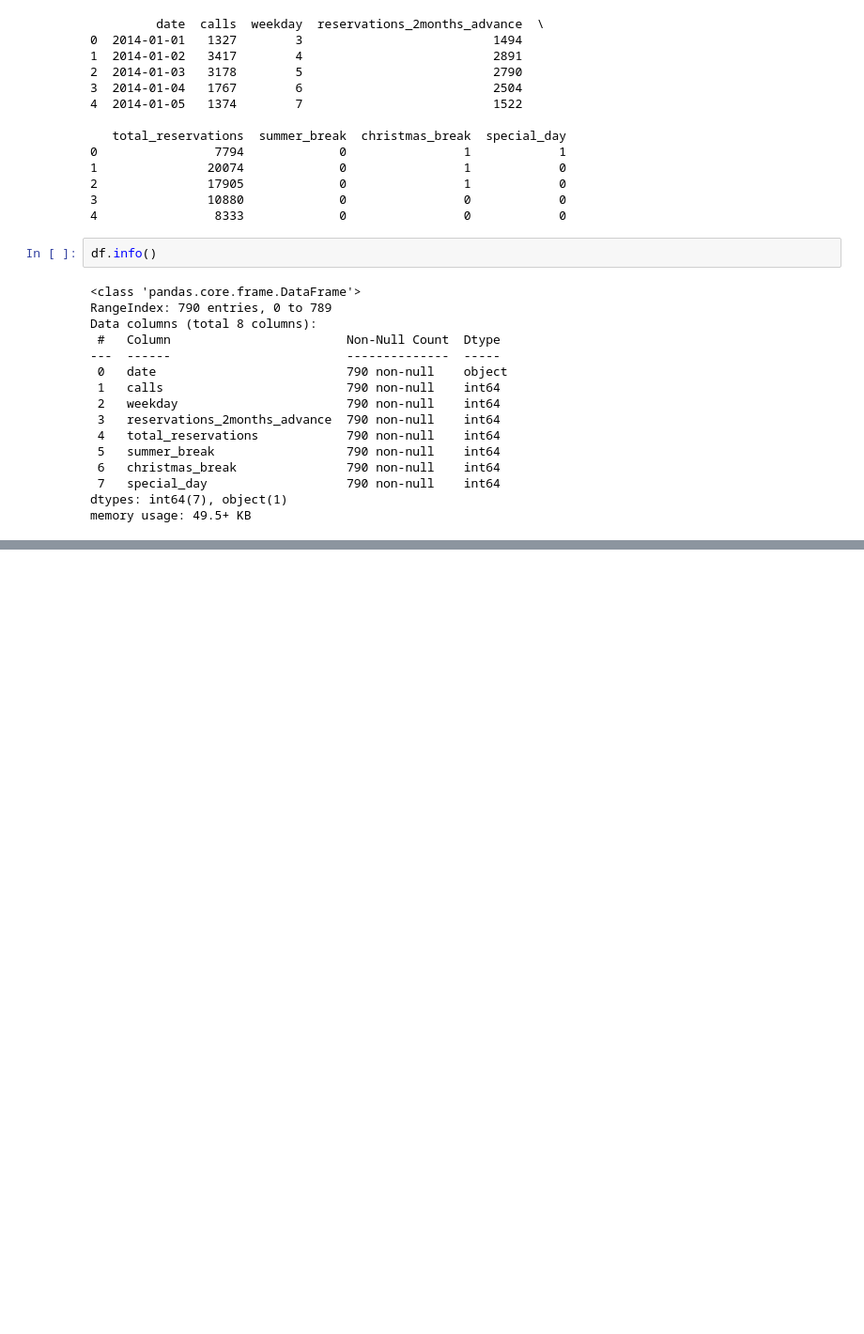
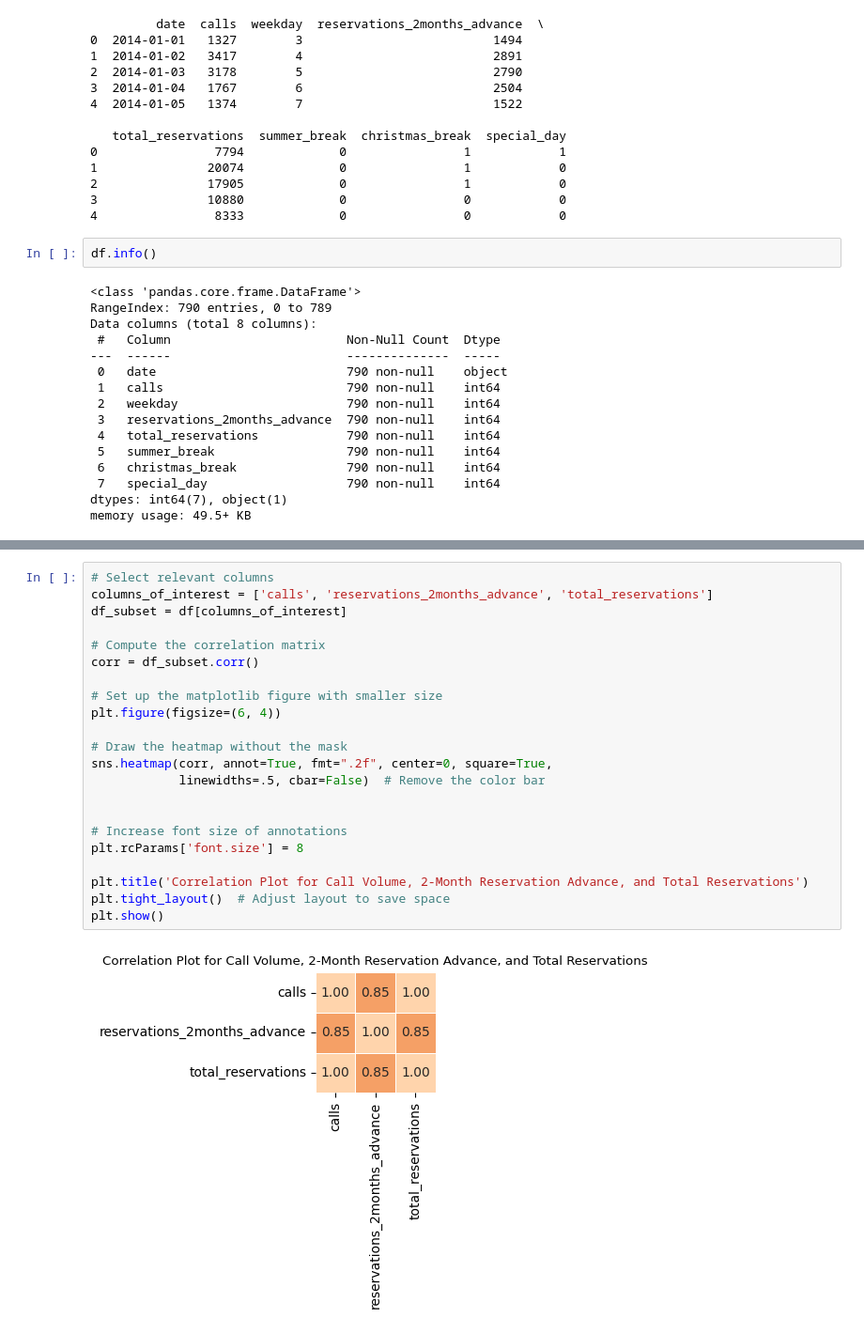
Before and after one commit to didulanthaisuru/TeleCall_Forecast, a Jupyter notebook: forecast-2-prophet.ipynb, the cells around one changed output, grey strips where cells are left out. Shown: that part at 94% size. Drawn from its saved outputs; the diff is of its cells as text; blank space fills up the shorter version.

```diff
--- a/forecast-2-prophet.ipynb
+++ b/forecast-2-prophet.ipynb
@@ -45,0 +140,24 @@ memory usage: 49.5+ KB
+# %%
+# Select relevant columns
+columns_of_interest = ['calls', 'reservations_2months_advance', 'total_reservations']
+df_subset = df[columns_of_interest]
+
+# Compute the correlation matrix
+corr = df_subset.corr()
+
+# Set up the matplotlib figure with smaller size
+plt.figure(figsize=(6, 4))
+
+# Draw the heatmap without the mask
+sns.heatmap(corr, annot=True, fmt=".2f", center=0, square=True,
+            linewidths=.5, cbar=False)  # Remove the color bar
+
+
+# Increase font size of annotations
+plt.rcParams['font.size'] = 8
+
+plt.title('Correlation Plot for Call Volume, 2-Month Reservation Advance, and Total Reservations')
+plt.tight_layout()  # Adjust layout to save space
+plt.show()
+# %% [output]
+[figure, added]
```
Also changed, not shown: parts of 9 cells of this notebook.
